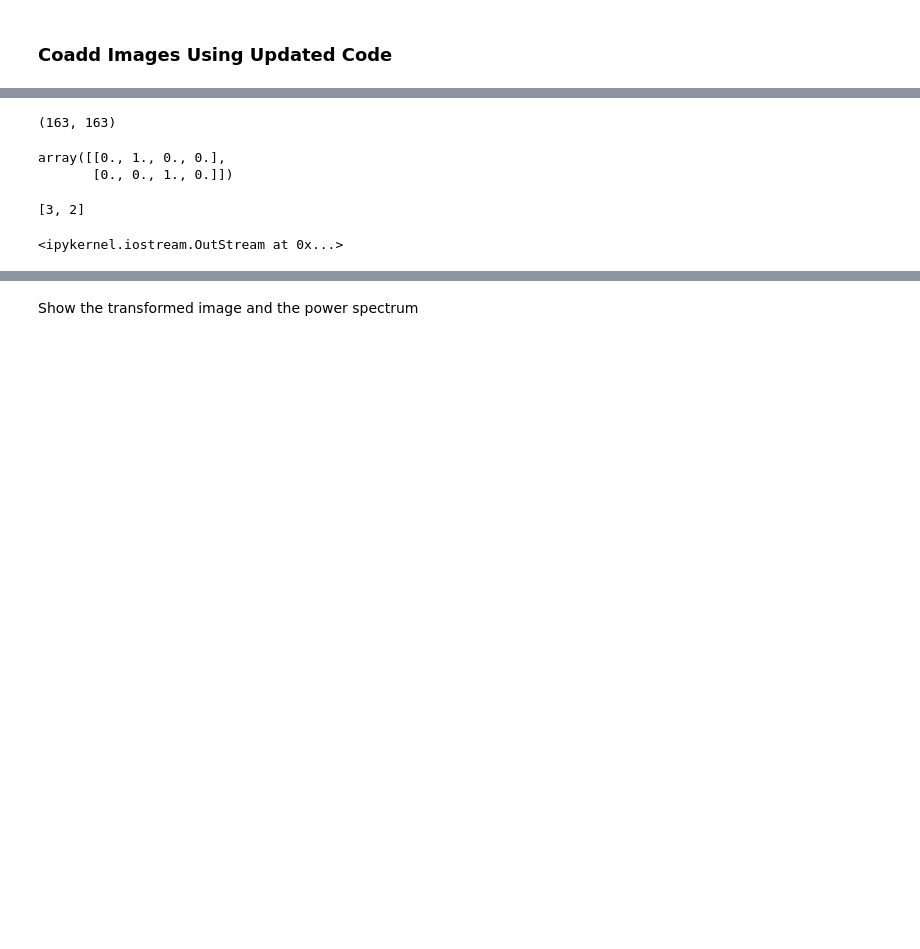
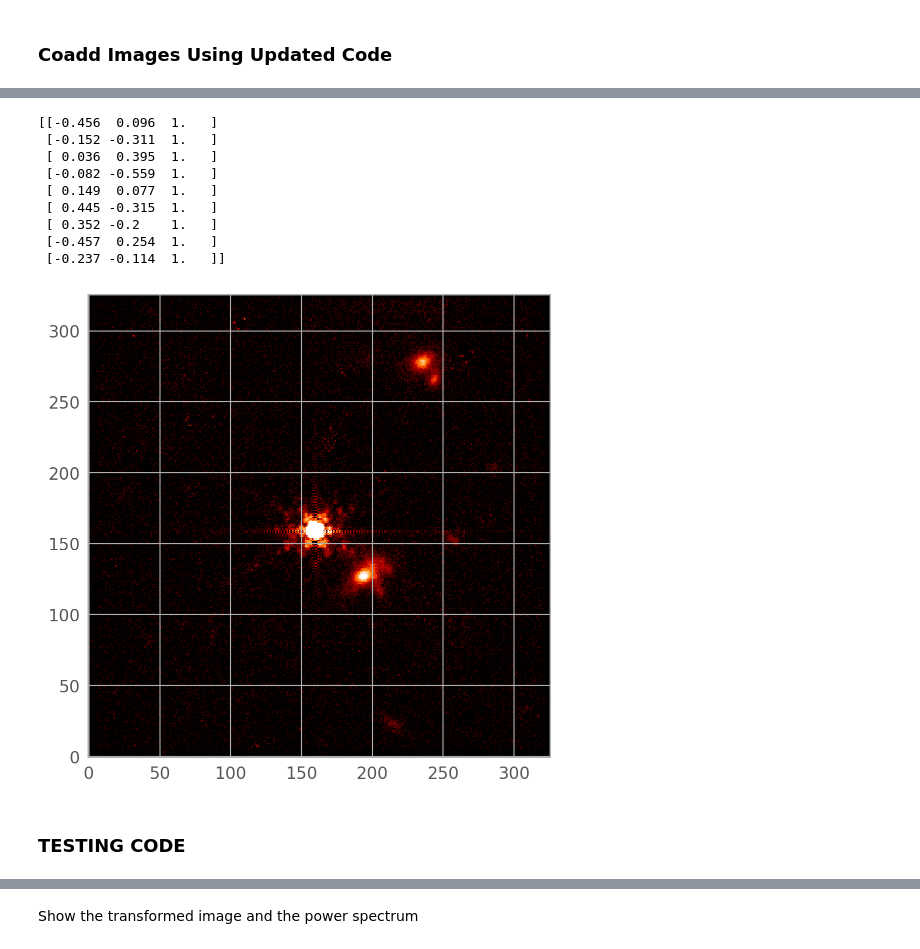
Before and after one commit to Chisen-Lupus/proper-dither, a Jupyter notebook: docs/2-coadd-using-updated-code.ipynb, the cells around one changed output, grey strips where cells are left out. Drawn from its saved outputs; the diff is of its cells as text; code cells hidden in the pictures; blank space fills up the shorter version.

Commit message:
cleaned up docs/2 by moving things to dither.updated and docs/2.1

```diff
--- a/docs/2-coadd-using-updated-code.ipynb
+++ b/docs/2-coadd-using-updated-code.ipynb
@@ -883,21 +242,44 @@ Image 9, power (0.3669284387831976-0.05384844212401389j), sector 2
-# %%
-data.shape
-# %% [output]
-(163, 163)
-# %%
-a = np.eye(4, 4)
-a[[1, 2]]
-# %% [output]
-array([[0., 1., 0., 0.],
-       [0., 0., 1., 0.]])
-# %%
-a = [1, 2, 3, 4]
-a[-2:0:-1]
-# %% [output]
-[3, 2]
-# %%
-stdout_backup = sys.stdout
-
-stdout_backup
-# %% [output]
-<ipykernel.iostream.OutStream at 0x...>
+# %%
+from dither.wrapper import NR_FREQ, NC_FREQ
+NSUB = 2
+
+
+used_indices = [0, 1, 2, 3, 4, 5, 6, 7, 8]
+
+# [y, x, wt]
+offsets = np.hstack((centroids[used_indices, 1:2],
+                     centroids[used_indices, 0:1],
+                     [[1]]*len(used_indices)))
+print(offsets)
+
+Atotal = np.zeros((NC_FREQ, NR_FREQ))
+for i, j in enumerate(used_indices):
+    data = aligned_atlas_masked[j]
+    nx, ny = data.shape
+    data_large = np.zeros((NC_FREQ, NR_FREQ))
+    data_large[:nx*NSUB:NSUB, :ny*NSUB:NSUB] = data
+    A = updated.real2dfft_forward(data_large)
+    n = i + 1
+    Aphased = updated.phase_shift(A, offsets, n, verbose=False)
+    Atotal += Aphased
+
+f = updated.real2dfft_backward(Atotal)
+
+nx, ny = aligned_atlas[0].shape
+nx_large = nx*NSUB
+ny_large = ny*NSUB
+plt.imshow(stretch(f[:nx_large, :ny_large]))
+plt.show()
+# %% [output]
+[[-0.456  0.096  1.   ]
+ [-0.152 -0.311  1.   ]
+ [ 0.036  0.395  1.   ]
+ [-0.082 -0.559  1.   ]
+ [ 0.149  0.077  1.   ]
+ [ 0.445 -0.315  1.   ]
+ [ 0.352 -0.2    1.   ]
+ [-0.457  0.254  1.   ]
+ [-0.237 -0.114  1.   ]]
+[figure, added]
+# %% [markdown]
+### TESTING CODE
```
Also changed, not shown: parts of 23 cells of this notebook, 3 other files.
